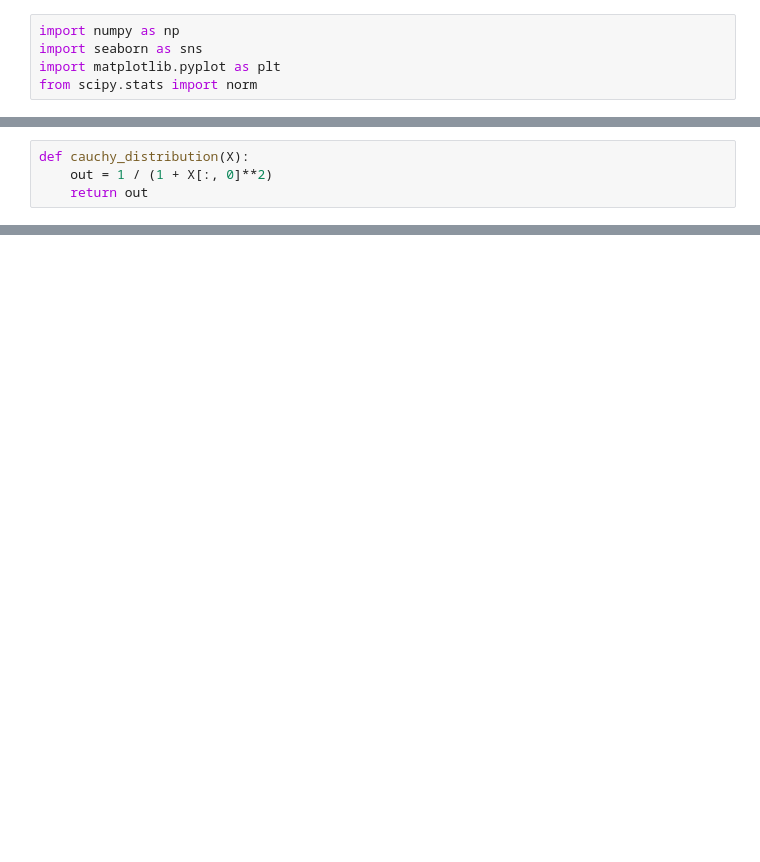
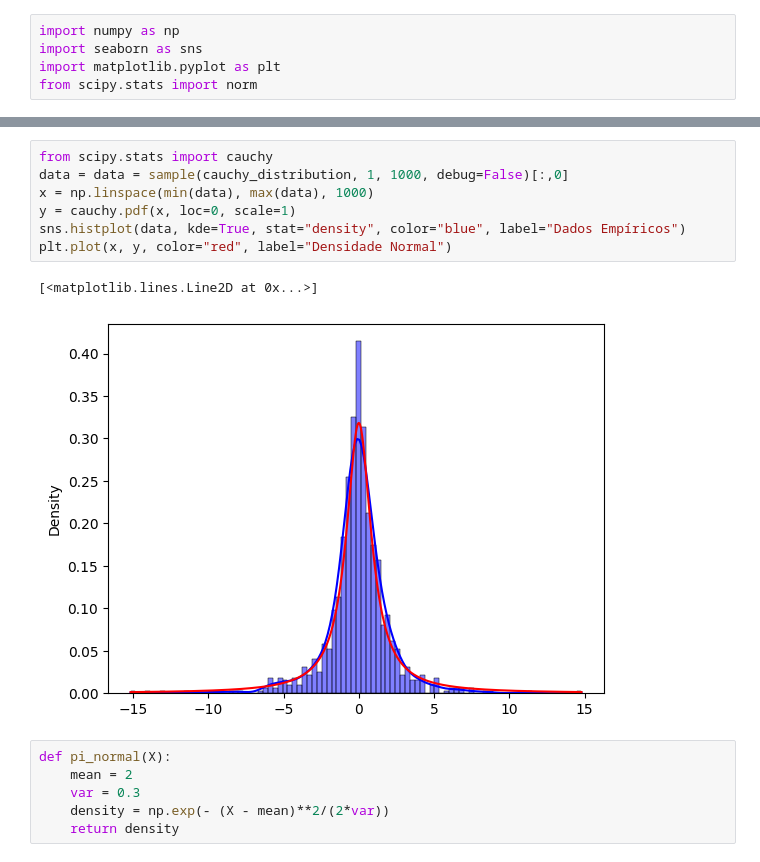
Before and after one commit to JaironHenrique/MC_Diffusion, a Jupyter notebook: sampler_by_mc_score.ipynb, the cells around one changed output, grey strips where cells are left out. Cells and saved outputs as stored; diff of their text form; blank space fills up the shorter version.

```diff
--- a/sampler_by_mc_score.ipynb
+++ b/sampler_by_mc_score.ipynb
@@ -247,4 +5,0 @@ plt.plot(x, y, color="red", label="Densidade Normal")
-# %%
-def cauchy_distribution(X):
-    out = 1 / (1 + X[:, 0]**2)
-    return out
@@ -322,0 +117,16 @@ plt.show()
+# %%
+from scipy.stats import cauchy
+data = data = sample(cauchy_distribution, 1, 1000, debug=False)[:,0]
+x = np.linspace(min(data), max(data), 1000)
+y = cauchy.pdf(x, loc=0, scale=1)
+sns.histplot(data, kde=True, stat="density", color="blue", label="Dados Empíricos")
+plt.plot(x, y, color="red", label="Densidade Normal")
+# %% [output]
+[<matplotlib.lines.Line2D at 0x...>]
+[figure, added]
+# %%
+def pi_normal(X):
+    mean = 2
+    var = 0.3
+    density = np.exp(- (X - mean)**2/(2*var))
+    return density
```
Also changed, not shown: parts of 52 cells of this notebook.
